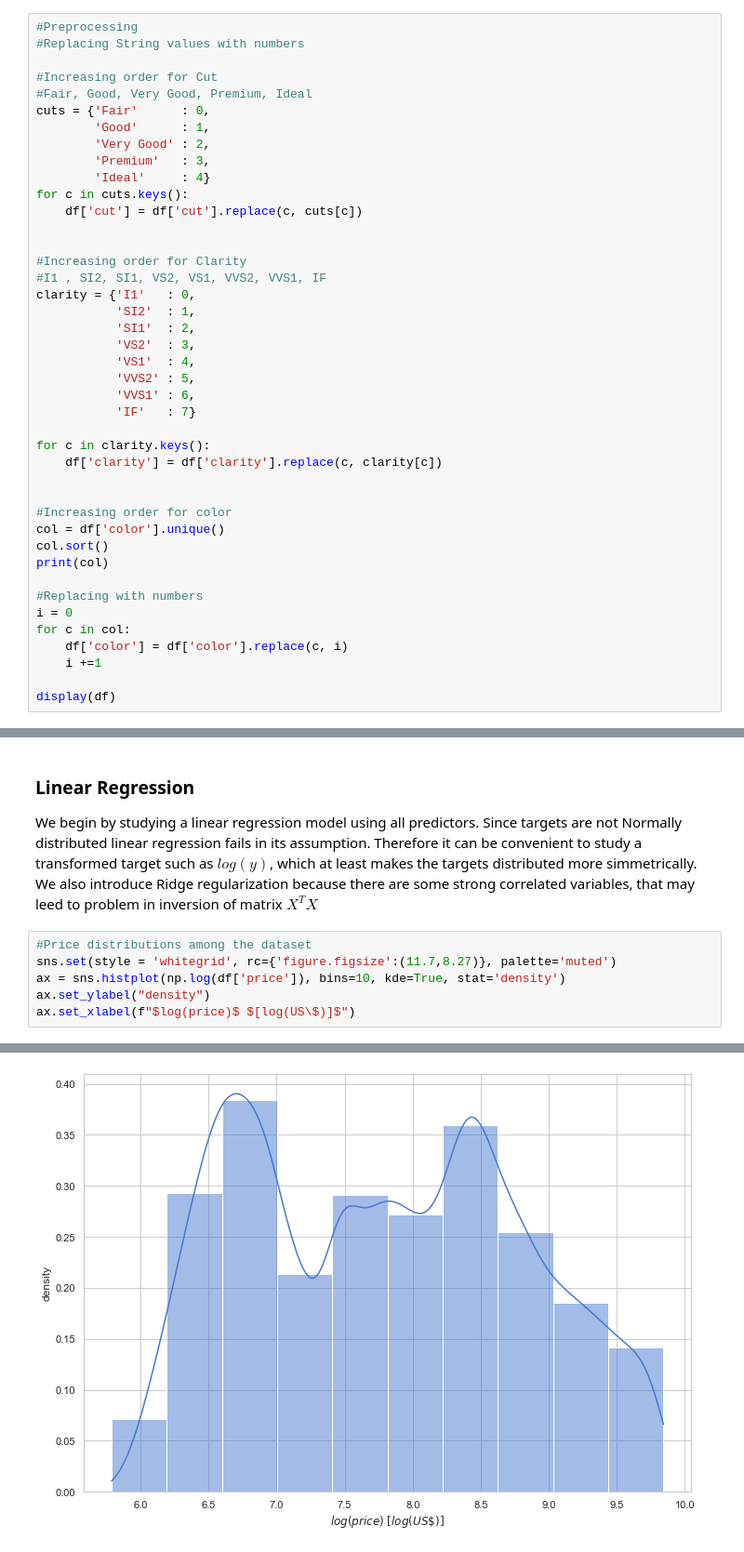
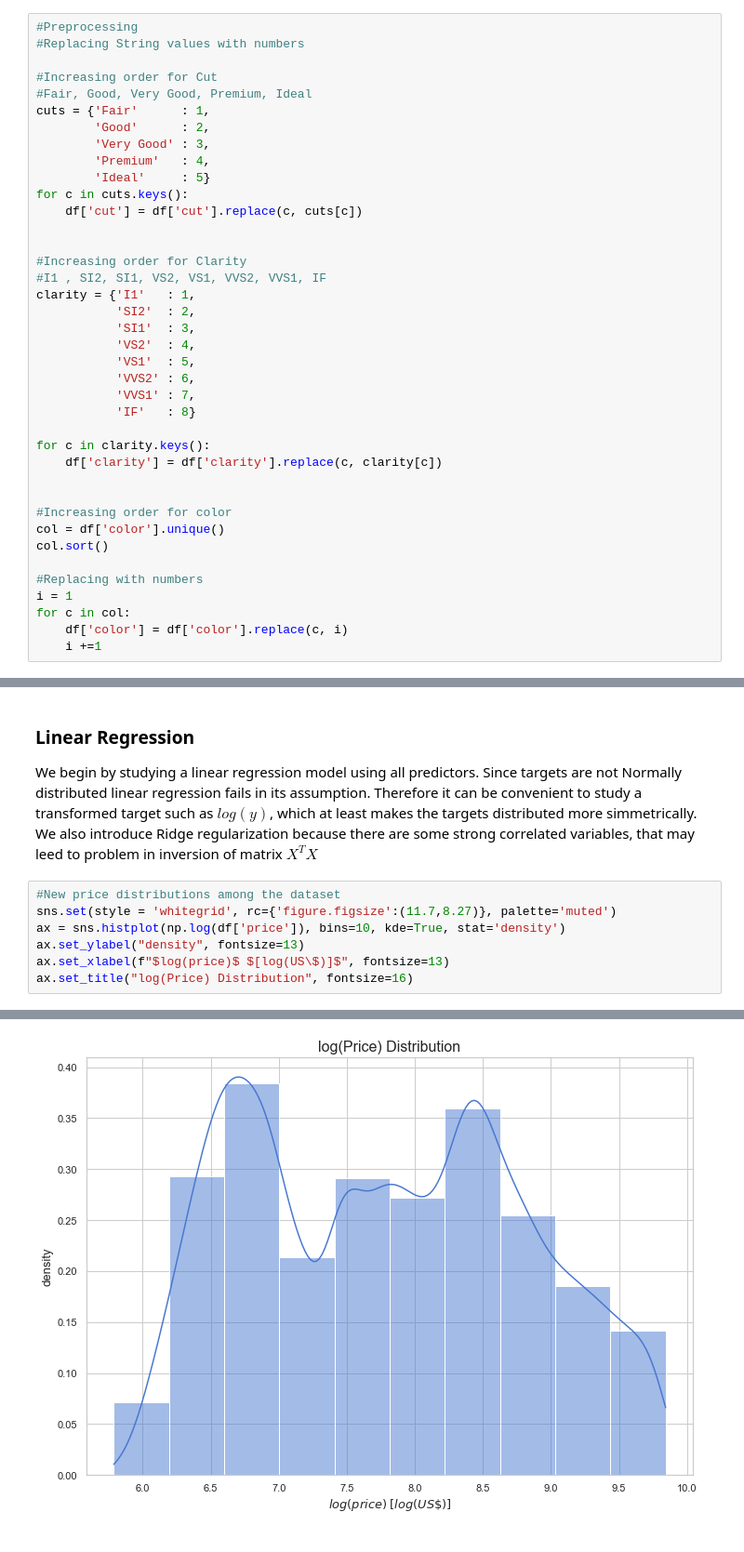
Before and after one commit to MatteoMartinelli97/MLA, a Jupyter notebook: MLA_Diamonds.ipynb, the cells around one changed output, grey strips where cells are left out. Shown at 93% size. Cells and saved outputs as stored; diff of their text form.

```diff
--- a/MLA_Diamonds.ipynb
+++ b/MLA_Diamonds.ipynb
@@ -54,25 +82,25 @@ display(df)
 
 #Increasing order for Cut
 #Fair, Good, Very Good, Premium, Ideal
-cuts = {'Fair'      : 0,
-        'Good'      : 1,
-        'Very Good' : 2,
-        'Premium'   : 3,
-        'Ideal'     : 4}
+cuts = {'Fair'      : 1,
+        'Good'      : 2,
+        'Very Good' : 3,
+        'Premium'   : 4,
+        'Ideal'     : 5}
 for c in cuts.keys():
     df['cut'] = df['cut'].replace(c, cuts[c])
 
 
 #Increasing order for Clarity
 #I1 , SI2, SI1, VS2, VS1, VVS2, VVS1, IF
-clarity = {'I1'   : 0,
-           'SI2'  : 1,
-           'SI1'  : 2,
-           'VS2'  : 3,
-           'VS1'  : 4,
-           'VVS2' : 5,
-           'VVS1' : 6,
-           'IF'   : 7}
+clarity = {'I1'   : 1,
+           'SI2'  : 2,
+           'SI1'  : 3,
+           'VS2'  : 4,
+           'VS1'  : 5,
+           'VVS2' : 6,
+           'VVS1' : 7,
+           'IF'   : 8}
 
 for c in clarity.keys():
     df['clarity'] = df['clarity'].replace(c, clarity[c])
@@ -81,12 +109,9 @@ for c in clarity.keys():
 #Increasing order for color
 col = df['color'].unique()
 col.sort()
-print(col)
 
 #Replacing with numbers
-i = 0
+i = 1
 for c in col:
     df['color'] = df['color'].replace(c, i)
     i +=1
-
-display(df)
@@ -130,9 +141,10 @@ We also see that for pricing the diamonds carat, x, y, and z bring almost the sa
 We begin by studying a linear regression model using all predictors. Since targets are not Normally distributed linear regression fails in its assumption. Therefore it can be convenient to study a transformed target such as $log(y)$, which at least makes the targets distributed more simmetrically.
 We also introduce Ridge regularization because there are some strong correlated variables, that may leed to problem in inversion of matrix $X^TX$
 # %%
-#Price distributions among the dataset
+#New price distributions among the dataset
 sns.set(style = 'whitegrid', rc={'figure.figsize':(11.7,8.27)}, palette='muted')
 ax = sns.histplot(np.log(df['price']), bins=10, kde=True, stat='density')
-ax.set_ylabel("density")
-ax.set_xlabel(f"$log(price)$ $[log(US\$)]$")
+ax.set_ylabel("density", fontsize=13)
+ax.set_xlabel(f"$log(price)$ $[log(US\$)]$", fontsize=13)
+ax.set_title("log(Price) Distribution", fontsize=16)
 # %% [output]
@@ -140,4 +152,4 @@ Text(0.5, 0, '$log(price)$ $[log(US\\$)]$')
-[figure, old version]
+[figure, new version]
 # %%
 #First we select predictors and targets, transforming the last
 #And divide train and test data
```
Also changed, not shown: parts of 23 cells of this notebook.
